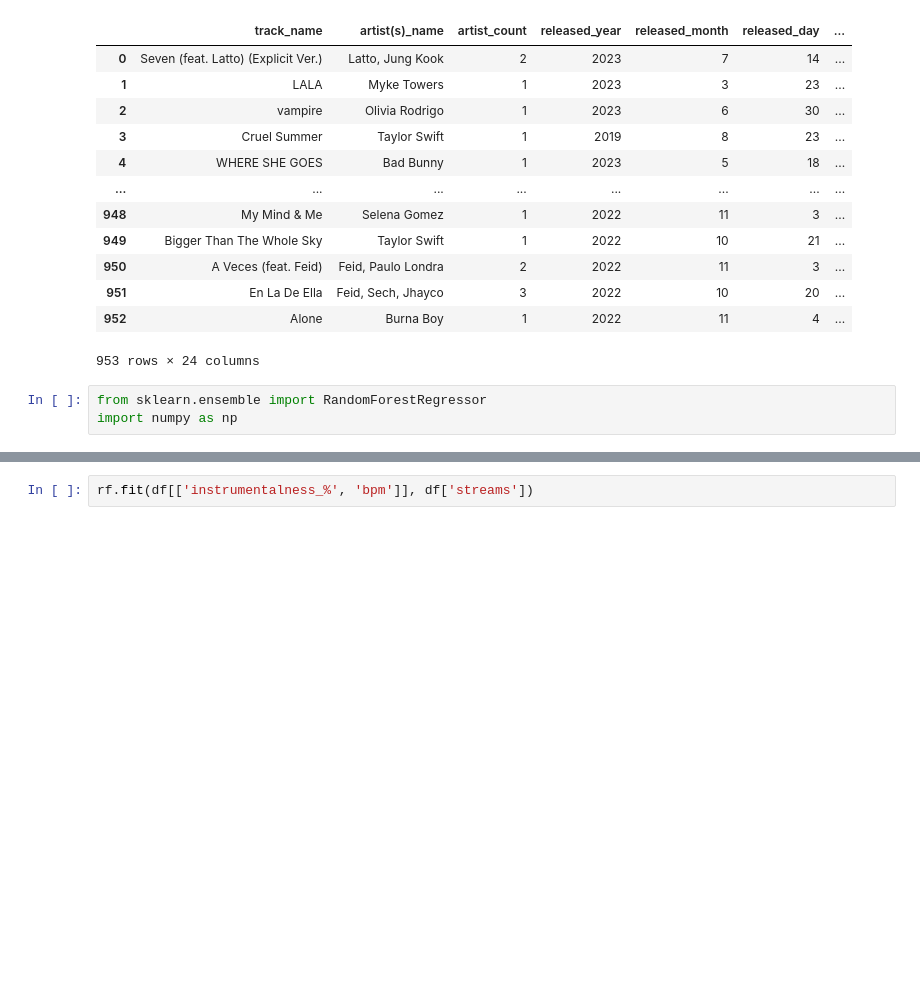
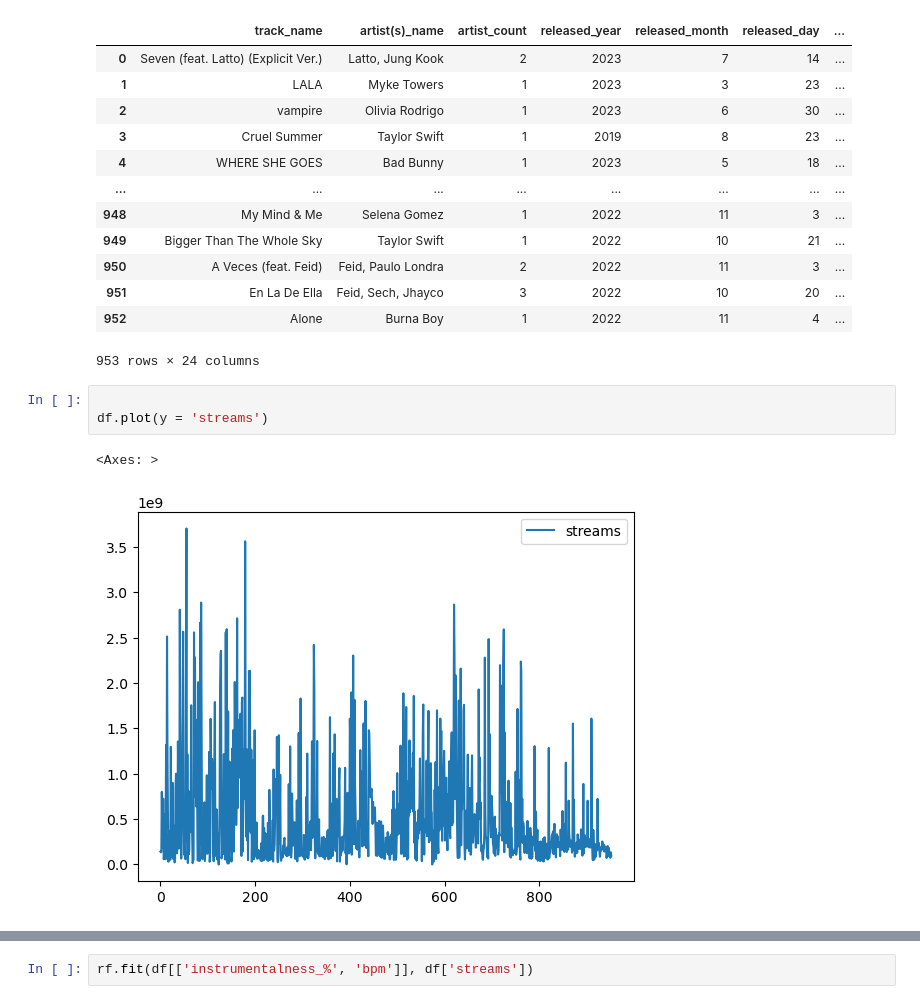
Before and after one commit to nerodize/wpf-explainableML, a Jupyter notebook: simple.ipynb, the cells around one changed output, grey strips where cells are left out. Drawn from its saved outputs; the diff is of its cells as text; blank space fills up the shorter version.

```diff
--- a/simple.ipynb
+++ b/simple.ipynb
@@ -25,9 +23,12 @@ df
 | 951 | En La De Ella | Feid, Sech, Jhayco | 3 | 2022 | 10 | 20 | ... |
 | 952 | Alone | Burna Boy | 1 | 2022 | 11 | 4 | ... |
 953 rows × 24 columns
-# %%
-from sklearn.ensemble import RandomForestRegressor
-import numpy as np
+# %%
+
+df.plot(y = 'streams')
+# %% [output]
+<Axes: >
+[figure, added]
 # %%
 rf = RandomForestRegressor()
 x = np.array([[1, 2], [3, 4], [5, 6]]) #basically a matrix: 3 rows and 2 columns => 2-d array
```
Also changed, not shown: parts of 15 cells of this notebook.
